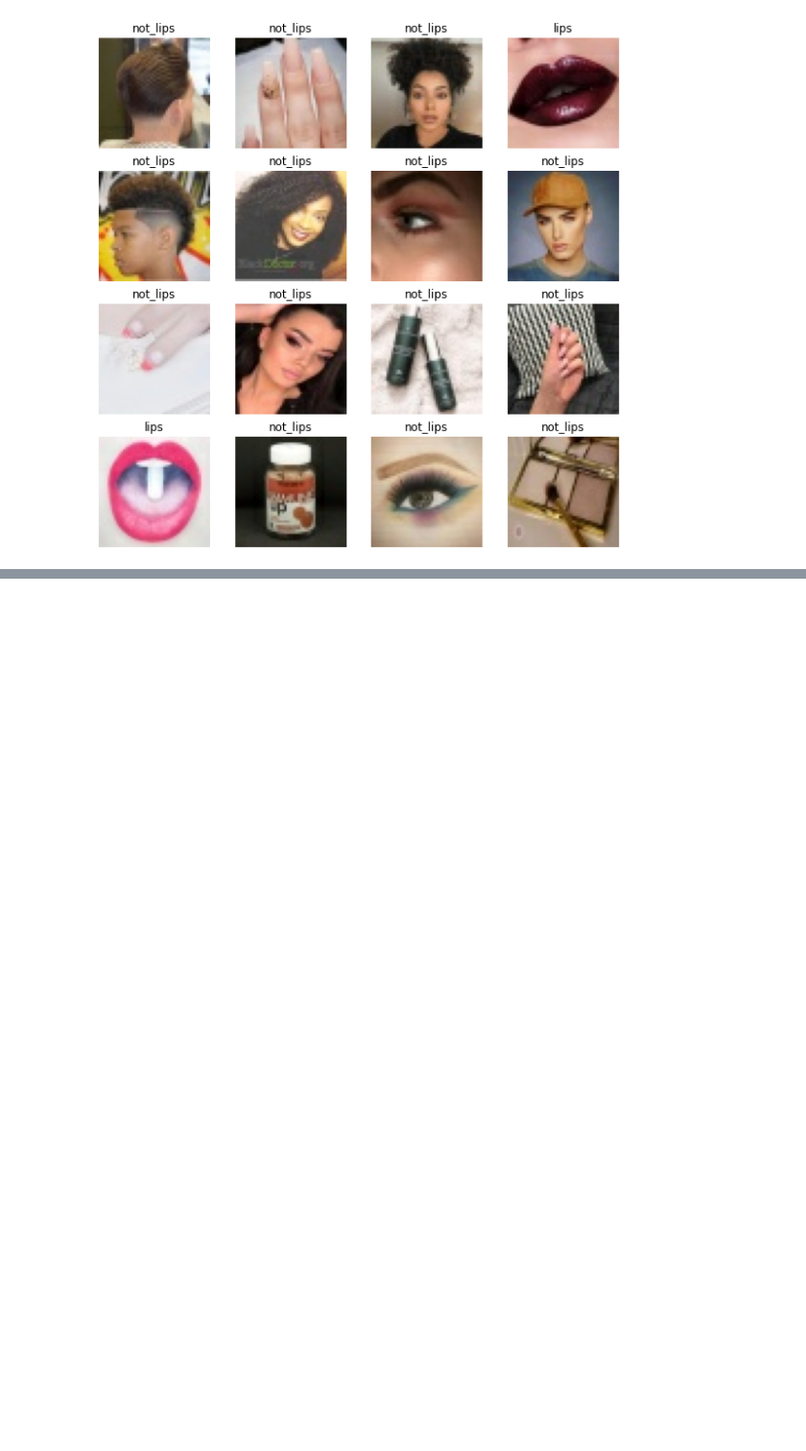
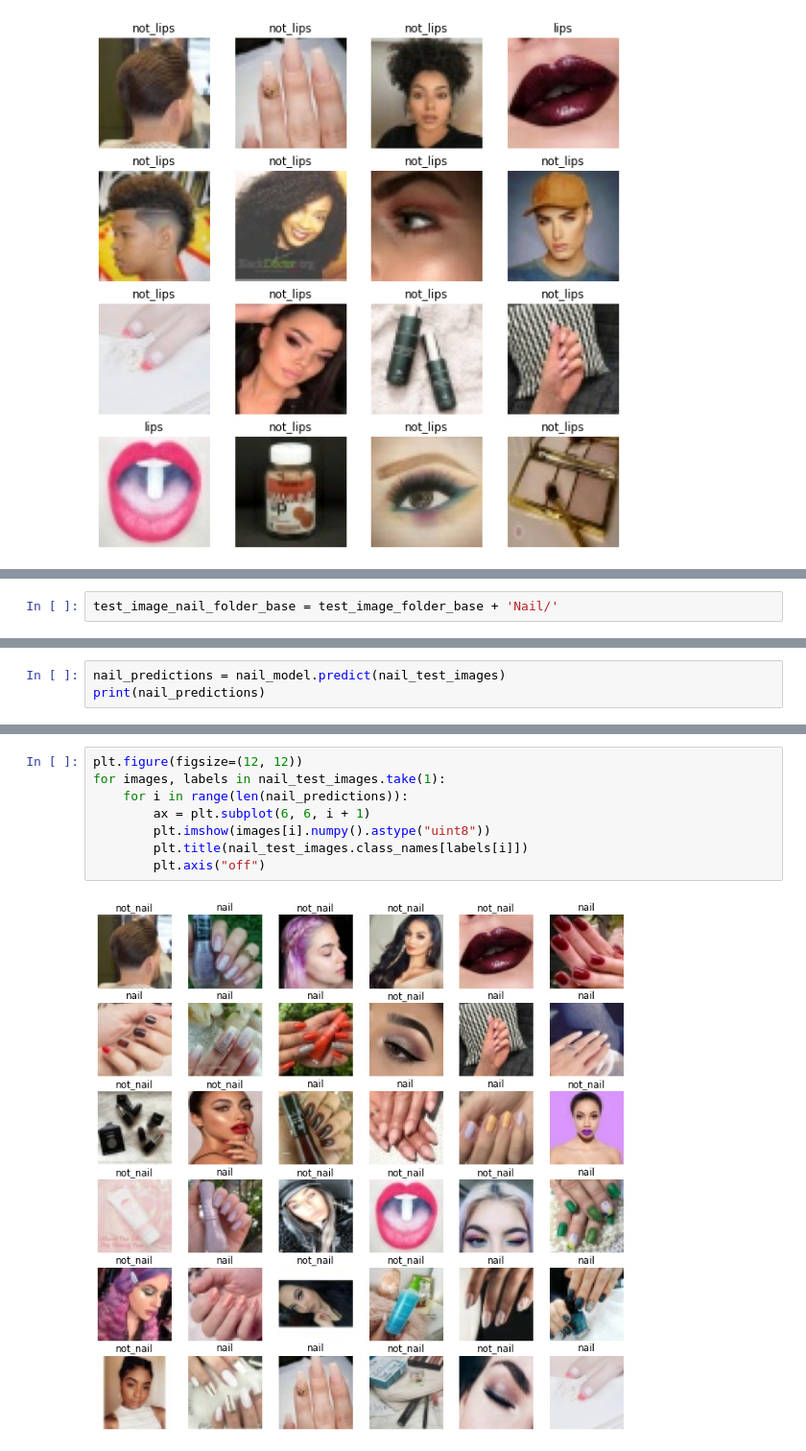
Before and after one commit to mshayganfar/sb_capstone, a Jupyter notebook: cap_project_beauty_classifier.ipynb, the cells around one changed output, grey strips where cells are left out. Shown at 96% size. Saved outputs shown, nothing was run; the diff lists cells and outputs as text; blank space fills up the shorter version.

```diff
--- a/cap_project_beauty_classifier.ipynb
+++ b/cap_project_beauty_classifier.ipynb
@@ -699,0 +864,2 @@ for images, labels in lips_test_images.take(1):
+# %%
+test_image_nail_folder_base = test_image_folder_base + 'Nail/'
@@ -699,0 +882,3 @@ for images, labels in lips_test_images.take(1):
+# %%
+nail_predictions = nail_model.predict(nail_test_images)
+print(nail_predictions)
@@ -699,0 +903,10 @@ for images, labels in lips_test_images.take(1):
+# %%
+plt.figure(figsize=(12, 12))
+for images, labels in nail_test_images.take(1):
+    for i in range(len(nail_predictions)):
+        ax = plt.subplot(6, 6, i + 1)
+        plt.imshow(images[i].numpy().astype("uint8"))
+        plt.title(nail_test_images.class_names[labels[i]])
+        plt.axis("off")
+# %% [output]
+[figure, added]
```
Also changed, not shown: parts of 28 cells of this notebook.
